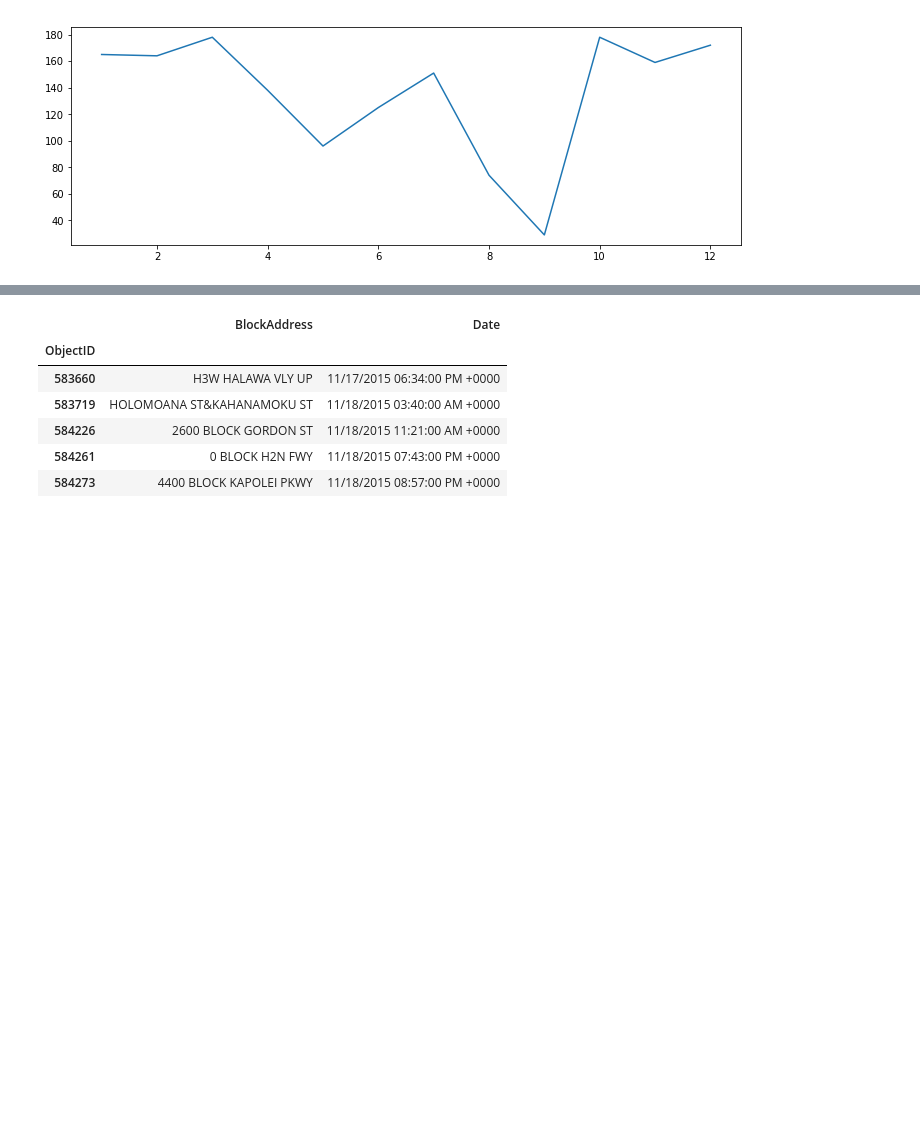
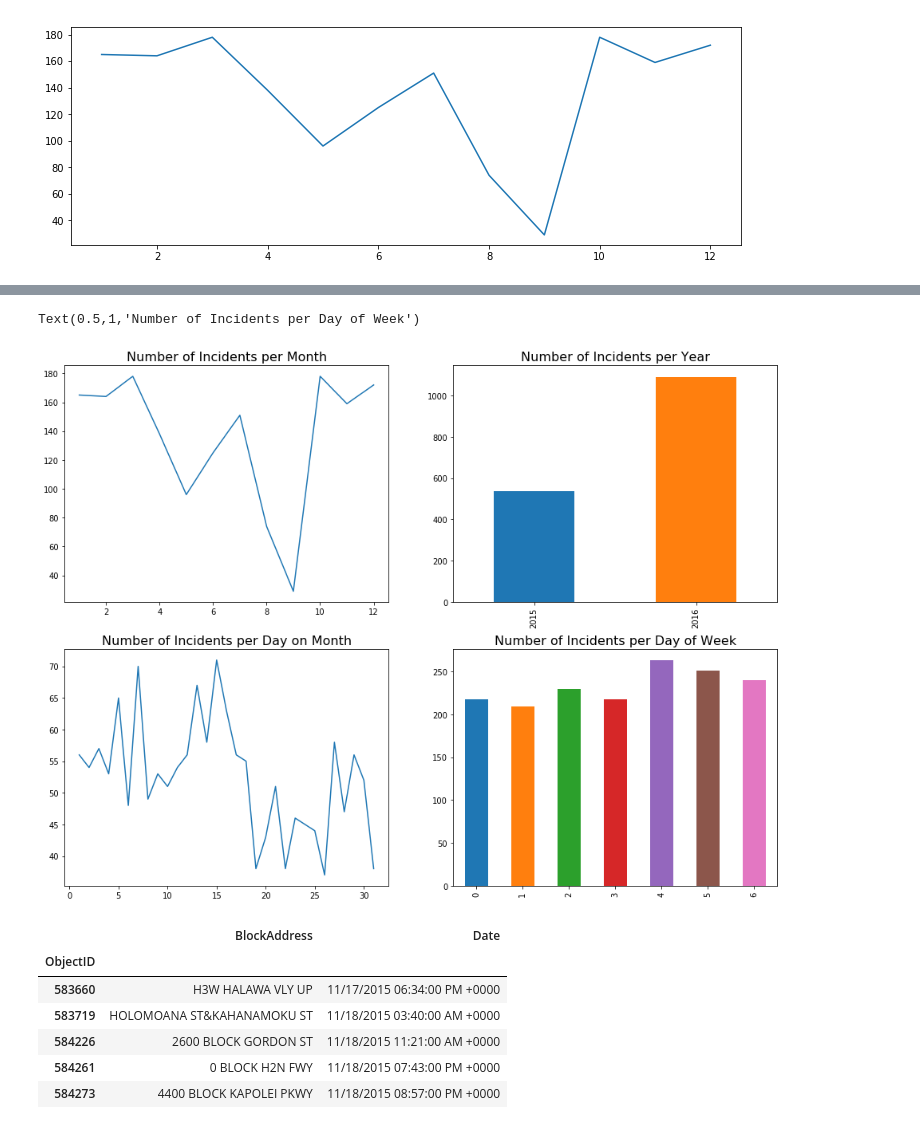
Before and after one commit to garywhi/CrimeIncidents, a Jupyter notebook: Untitled.ipynb, the cells around one changed output, grey strips where cells are left out. Cells and saved outputs as stored; diff of their text form; code cells hidden in the pictures; blank space fills up the shorter version.

Commit message:
subplots
Added subplots for data visualization

```diff
--- a/Untitled.ipynb
+++ b/Untitled.ipynb
@@ -64,3 +64,11 @@ See the caveats in the documentation: http://pandas.pydata.org/pandas-docs/stabl
 | 555855 | LHP150924000548 | 1400 BLOCK ALA MOANA | Honolulu_PD_HI_LHP150924000548_060 | Honolulu PD, HI | 2015-09-24 19:00:00 | THEFT/LARCENY | M | 100 | L |
 | 555861 | LHP150924001920 | 2400 BLOCK KALAKAUA AVE | Honolulu_PD_HI_LHP150924001920_060 | Honolulu PD, HI | 2015-09-25 08:23:00 | THEFT/LARCENY | M | 100 | L |
 | 555909 | LHP150924001471 | 700 BLOCK KEEAUMOKU ST | Honolulu_PD_HI_LHP150924001471_060 | Honolulu PD, HI | 2015-09-25 03:34:00 | THEFT/LARCENY | M | 100 | L |
+# %%
+#Create new columns from Date for Month, Day, Year, and Day of the Week
+df_split = df.copy()
+df_split['Month'] = df_split['Date'].dt.month
+df_split['Day'] = df_split['Date'].dt.day
+df_split['Year'] =  df_split['Date'].dt.year
+df_split['DayofWeek'] = df_split['Date'].dt.dayofweek
+df_split.head()
@@ -87,3 +88,18 @@ df_months.head()
+# %%
+fig, axarr = plt.subplots(2, 2, figsize=(16, 12))
+
+df_split['Month'].value_counts().sort_index().plot.line(ax=axarr[0][0])
+df_split['Year'].value_counts().sort_index().plot.bar(ax=axarr[0][1])
+df_split['Day'].value_counts().sort_index().plot.line(ax=axarr[1][0])
+df_split['DayofWeek'].value_counts().sort_index().plot.bar(ax=axarr[1][1])
+
+axarr[0][0].set_title("Number of Incidents per Month", fontsize=16)
+axarr[0][1].set_title("Number of Incidents per Year", fontsize=16)
+axarr[1][0].set_title("Number of Incidents per Day on Month", fontsize=16)
+axarr[1][1].set_title("Number of Incidents per Day of Week", fontsize=16)
+# %% [output]
+Text(0.5,1,'Number of Incidents per Day of Week')
+[figure, added]
 # %%
 crime_data_features = ['BlockAddress', 'Date']
 X = crime_data[crime_data_features]
```
Also changed, not shown: parts of 3 cells of this notebook.
